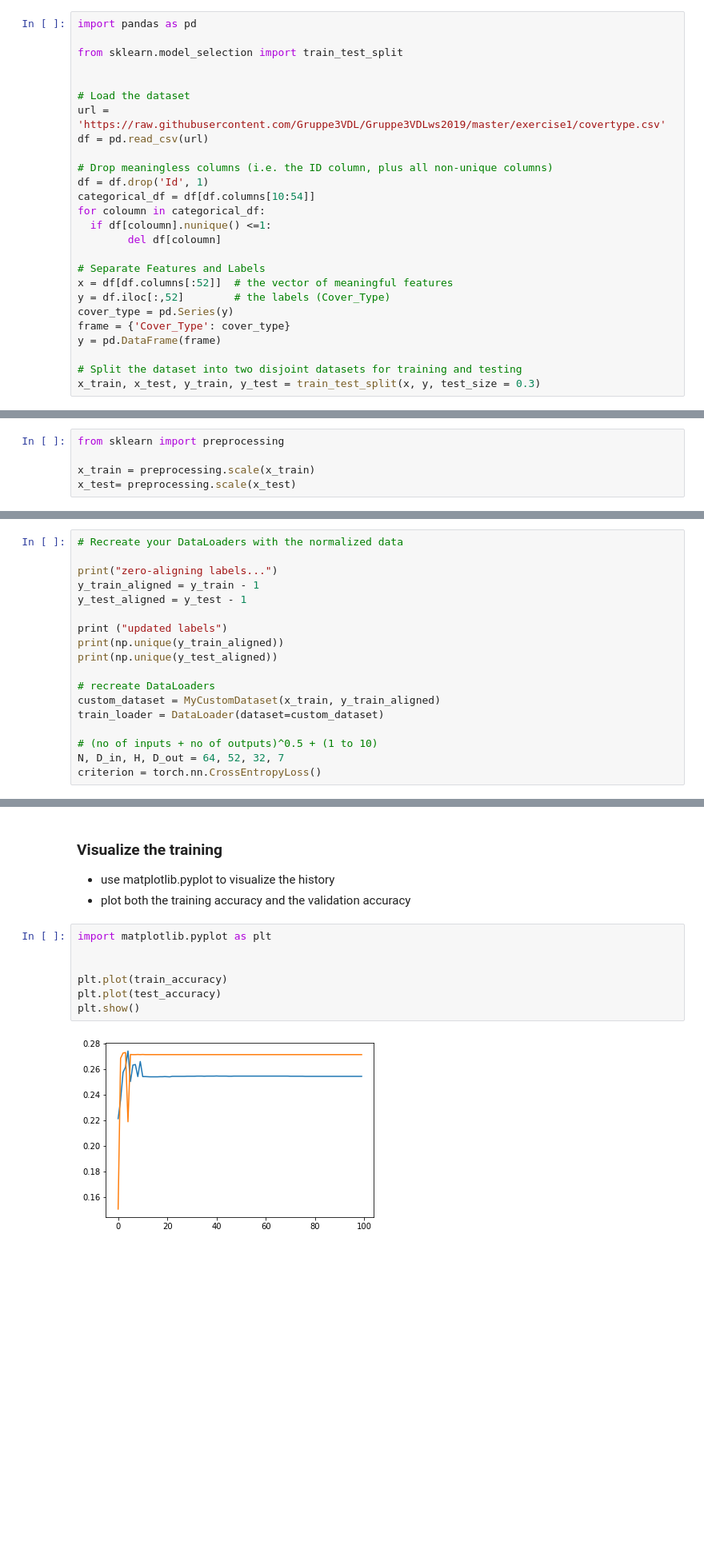
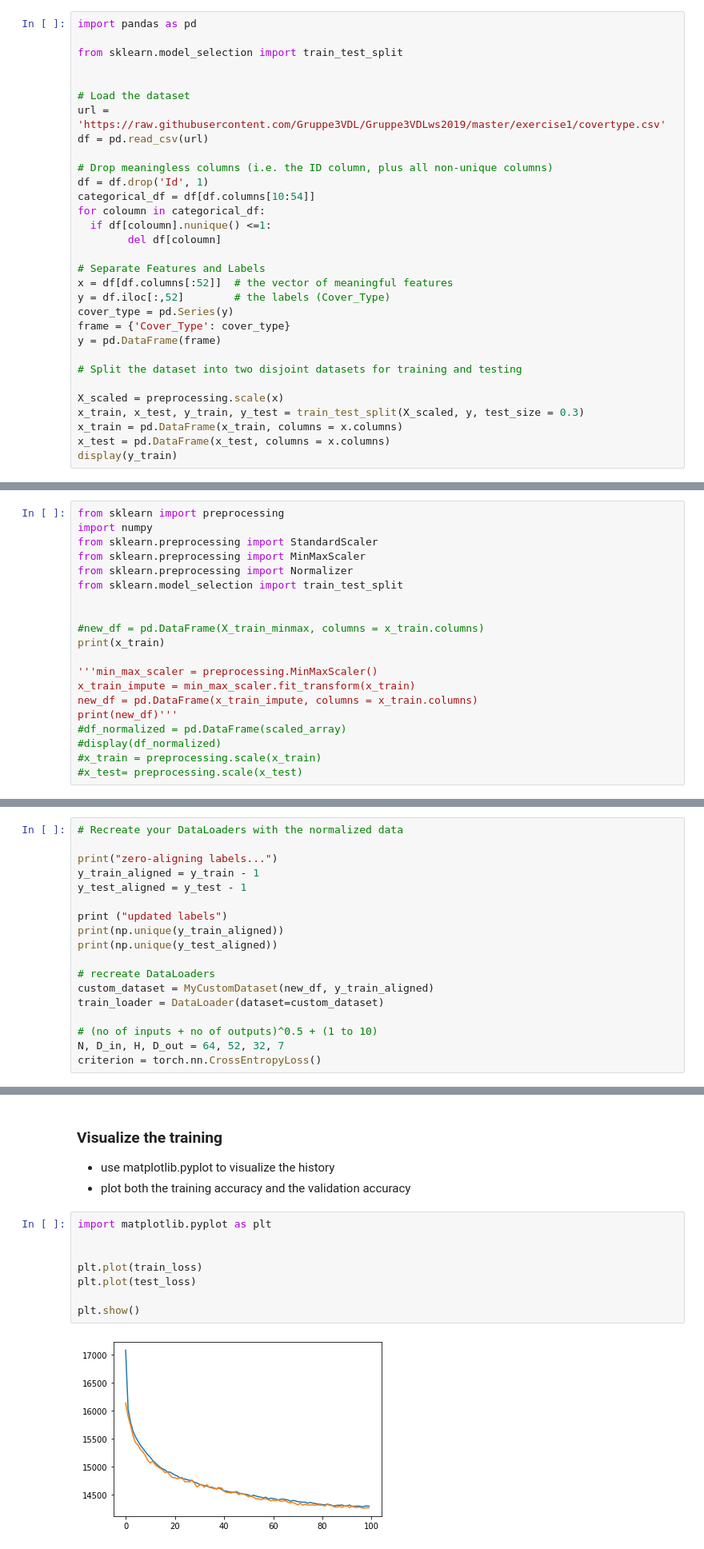
Before and after one commit to Gruppe3VDL/Gruppe3VDLws2019, a Jupyter notebook: exercise1/exercise_1.ipynb, the cells around one changed output, grey strips where cells are left out. Shown at 80% size. Saved outputs shown, nothing was run; the diff lists cells and outputs as text; blank space fills up the shorter version.

```diff
--- a/exercise1/exercise_1.ipynb
+++ b/exercise1/exercise_1.ipynb
@@ -49,4 +49,9 @@ frame = {'Cover_Type': cover_type}
 y = pd.DataFrame(frame)
 
 # Split the dataset into two disjoint datasets for training and testing
-x_train, x_test, y_train, y_test = train_test_split(x, y, test_size = 0.3)
+
+X_scaled = preprocessing.scale(x)
+x_train, x_test, y_train, y_test = train_test_split(X_scaled, y, test_size = 0.3)
+x_train = pd.DataFrame(x_train, columns = x.columns)
+x_test = pd.DataFrame(x_test, columns = x.columns)
+display(y_train)
@@ -313,8 +359,23 @@ display(stats)
     - Find preprocessing parameters on your training data only!
     - Transform all your data with the computed parameters
     - You have to remember which of your samples are used for training and which are for testing
-# %%
-from sklearn import preprocessing
-
-x_train = preprocessing.scale(x_train)
-x_test= preprocessing.scale(x_test)
+# %%
+from sklearn import preprocessing
+import numpy
+from sklearn.preprocessing import StandardScaler
+from sklearn.preprocessing import MinMaxScaler
+from sklearn.preprocessing import Normalizer
+from sklearn.model_selection import train_test_split
+
+
+#new_df = pd.DataFrame(X_train_minmax, columns = x_train.columns)
+print(x_train)
+
+'''min_max_scaler = preprocessing.MinMaxScaler()
+x_train_impute = min_max_scaler.fit_transform(x_train)
+new_df = pd.DataFrame(x_train_impute, columns = x_train.columns)
+print(new_df)'''
+#df_normalized = pd.DataFrame(scaled_array)
+#display(df_normalized)
+#x_train = preprocessing.scale(x_train)
+#x_test= preprocessing.scale(x_test)
@@ -348,7 +443,7 @@ print(np.unique(y_train_aligned))
 print(np.unique(y_test_aligned))
 
 # recreate DataLoaders
-custom_dataset = MyCustomDataset(x_train, y_train_aligned)
+custom_dataset = MyCustomDataset(new_df, y_train_aligned)
 train_loader = DataLoader(dataset=custom_dataset)
 
 # (no of inputs + no of outputs)^0.5 + (1 to 10)
@@ -382,9 +478,10 @@ for i in tqdm.tnrange(100):
 # %%
 import matplotlib.pyplot as plt
 
 
-plt.plot(train_accuracy)
-plt.plot(test_accuracy)
+plt.plot(train_loss)
+plt.plot(test_loss)
+
 plt.show()
 # %% [output]
-[figure, old version]
+[figure, new version]
```
Also changed, not shown: parts of 10 cells of this notebook.
